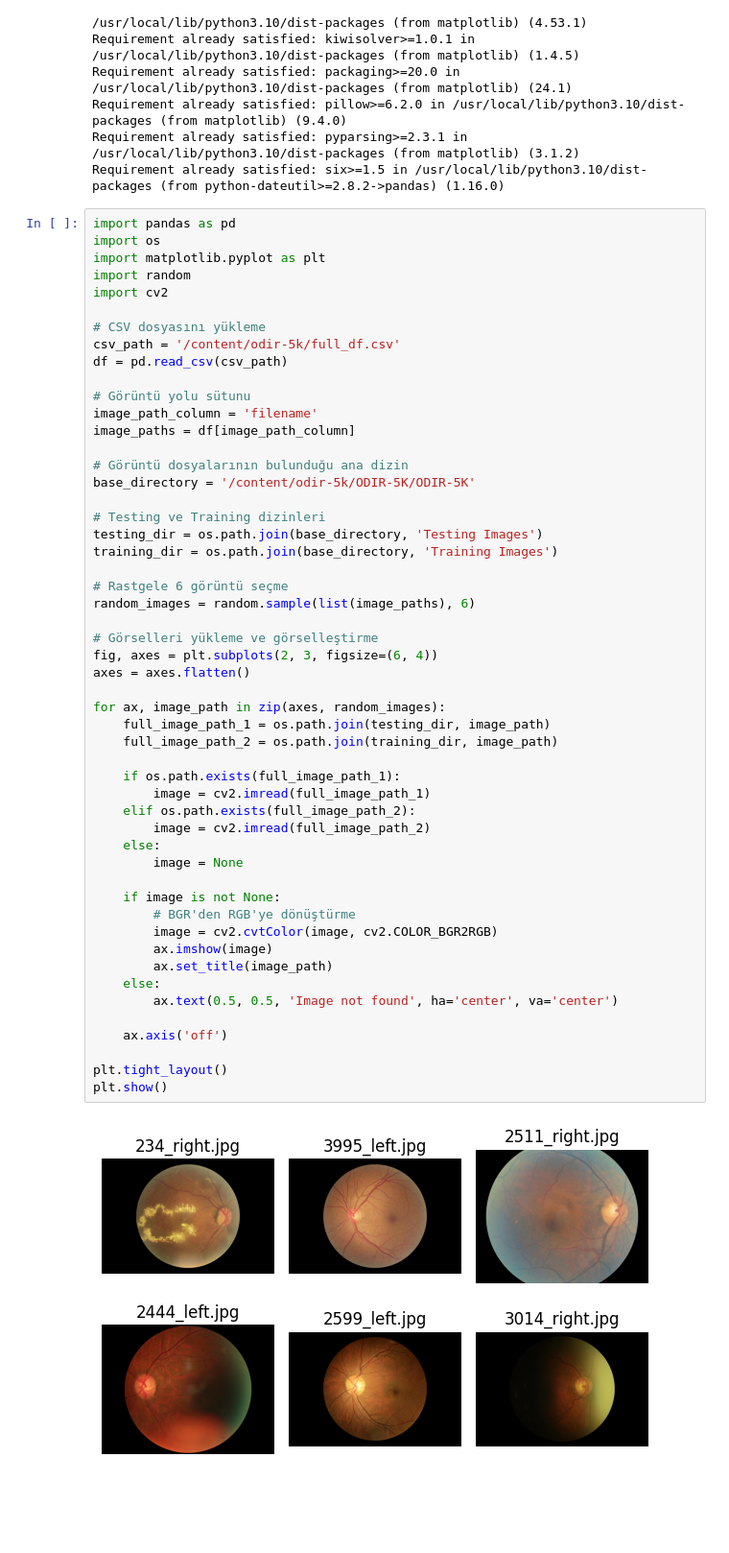
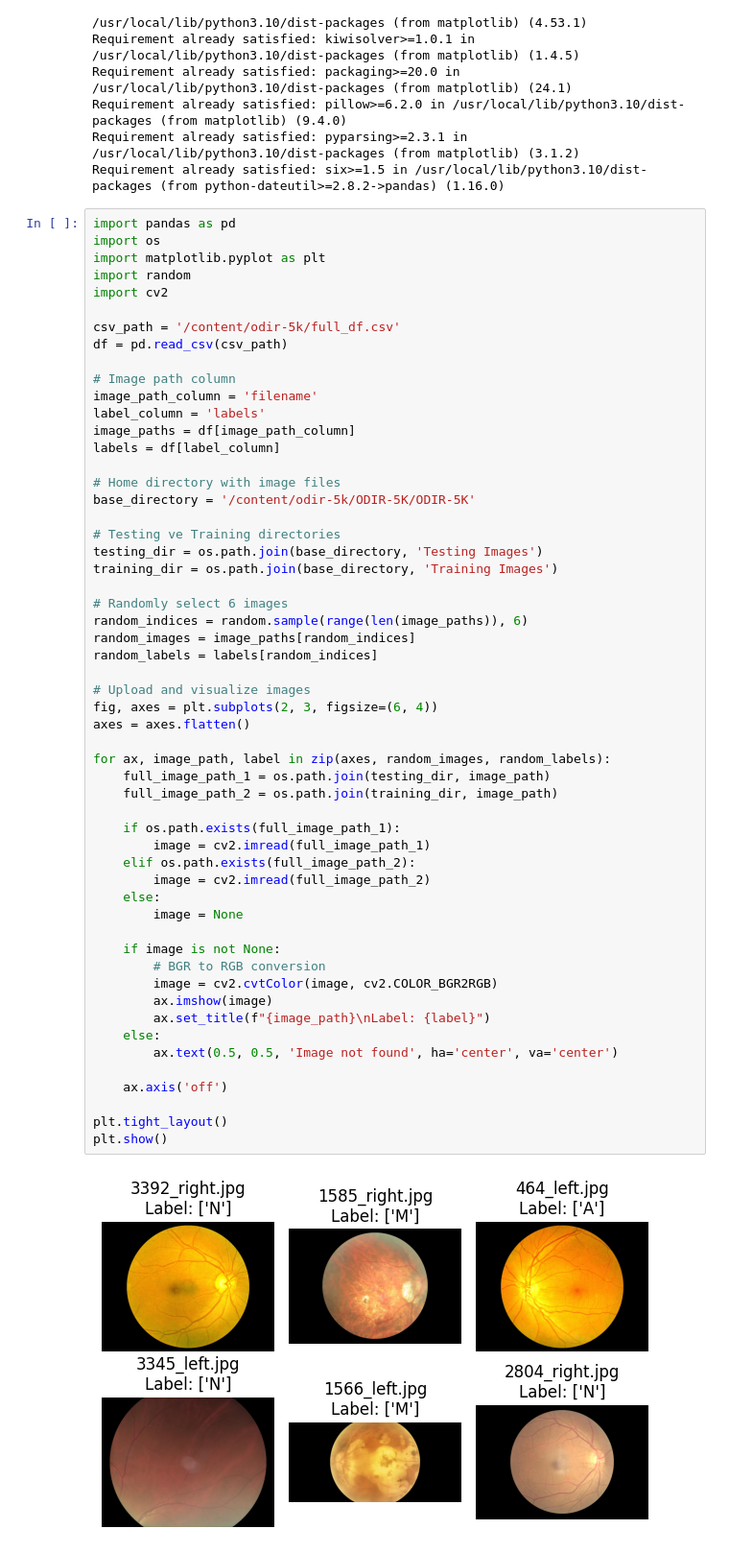
Before and after one commit to SefiyeArican/Ocular-Disease-Recognition, a Jupyter notebook: Fundus_Image_Processing.ipynb, the cells around one changed output. Shown at 96% size. Cells and saved outputs as stored; diff of their text form; blank space fills up the shorter version.

```diff
--- a/Fundus_Image_Processing.ipynb
+++ b/Fundus_Image_Processing.ipynb
@@ -296,50 +296,53 @@ import matplotlib.pyplot as plt
 import random
 import cv2
 
-# CSV dosyasını yükleme
 csv_path = '/content/odir-5k/full_df.csv'
 df = pd.read_csv(csv_path)
 
-# Görüntü yolu sütunu
+# Image path column
 image_path_column = 'filename'
+label_column = 'labels'
 image_paths = df[image_path_column]
+labels = df[label_column]
 
-# Görüntü dosyalarının bulunduğu ana dizin
+# Home directory with image files
 base_directory = '/content/odir-5k/ODIR-5K/ODIR-5K'
 
-# Testing ve Training dizinleri
+# Testing ve Training directories
 testing_dir = os.path.join(base_directory, 'Testing Images')
 training_dir = os.path.join(base_directory, 'Training Images')
 
-# Rastgele 6 görüntü seçme
-random_images = random.sample(list(image_paths), 6)
+# Randomly select 6 images
+random_indices = random.sample(range(len(image_paths)), 6)
+random_images = image_paths[random_indices]
+random_labels = labels[random_indices]
 
-# Görselleri yükleme ve görselleştirme
+# Upload and visualize images
 fig, axes = plt.subplots(2, 3, figsize=(6, 4))
 axes = axes.flatten()
 
-for ax, image_path in zip(axes, random_images):
+for ax, image_path, label in zip(axes, random_images, random_labels):
     full_image_path_1 = os.path.join(testing_dir, image_path)
     full_image_path_2 = os.path.join(training_dir, image_path)
 
     if os.path.exists(full_image_path_1):
         image = cv2.imread(full_image_path_1)
     elif os.path.exists(full_image_path_2):
         image = cv2.imread(full_image_path_2)
     else:
         image = None
 
     if image is not None:
-        # BGR'den RGB'ye dönüştürme
+        # BGR to RGB conversion
         image = cv2.cvtColor(image, cv2.COLOR_BGR2RGB)
         ax.imshow(image)
-        ax.set_title(image_path)
+        ax.set_title(f"{image_path}\nLabel: {label}")
     else:
         ax.text(0.5, 0.5, 'Image not found', ha='center', va='center')
 
     ax.axis('off')
 
 plt.tight_layout()
 plt.show()
 # %% [output]
-[figure, old version]
+[figure, new version]
```
Also changed, not shown: parts of 1 cell of this notebook.
